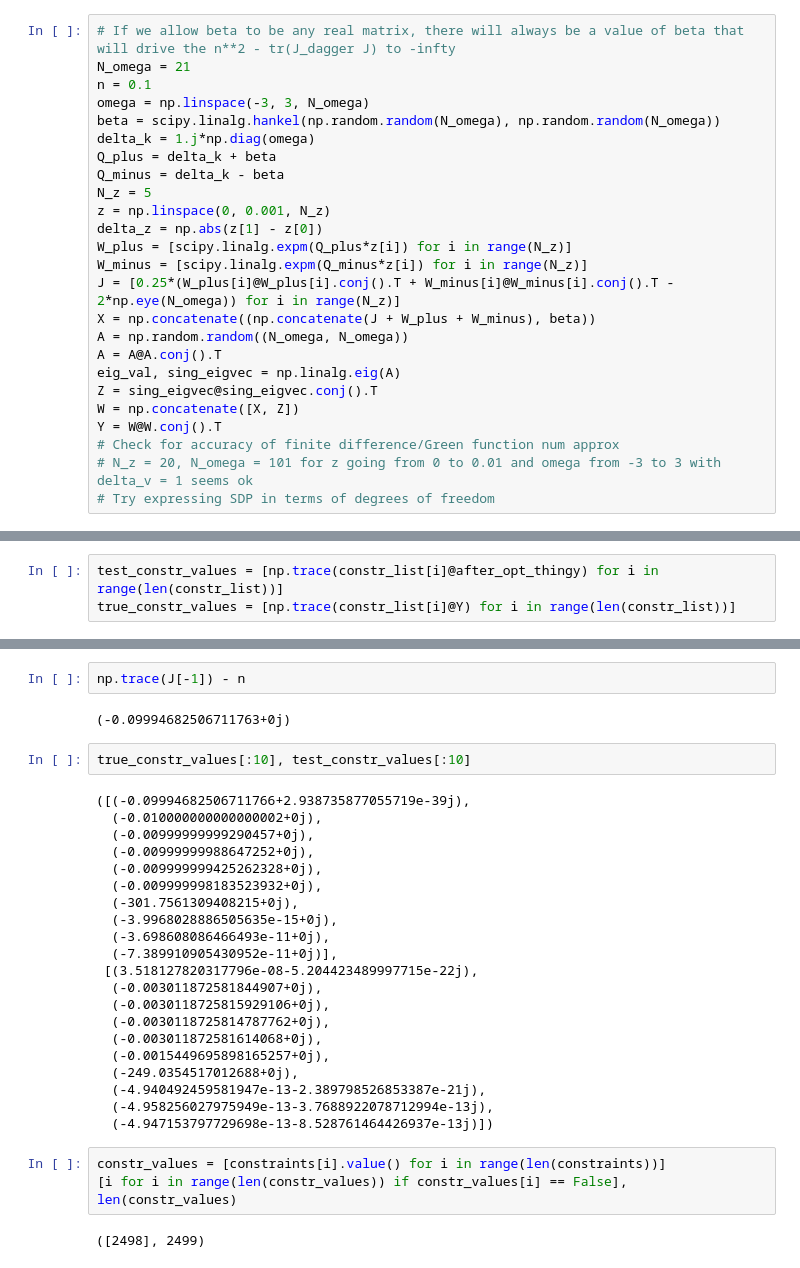
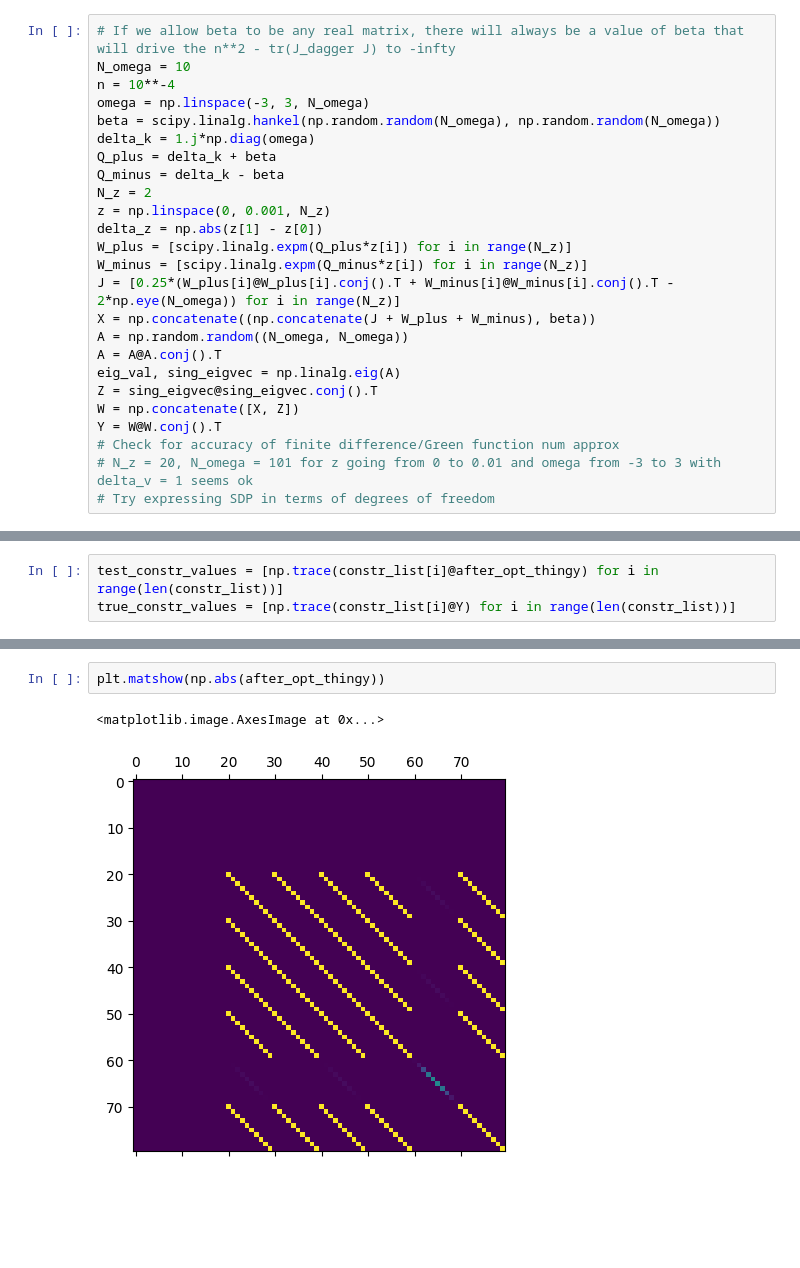
Before and after one commit to polyquantique/optimal_pumps, a Jupyter notebook: cvxpy_second_prob.ipynb, the cells around one changed output, grey strips where cells are left out. Drawn from its saved outputs; the diff is of its cells as text; blank space fills up the shorter version.

```diff
--- a/cvxpy_second_prob.ipynb
+++ b/cvxpy_second_prob.ipynb
@@ -11,14 +11,14 @@ import matplotlib.pyplot as plt
 np.random.seed(0)
 # %%
 # If we allow beta to be any real matrix, there will always be a value of beta that will drive the n**2 - tr(J_dagger J) to -infty
-N_omega = 21
-n = 0.1
+N_omega = 10
+n = 10**-4
 omega = np.linspace(-3, 3, N_omega)
 beta = scipy.linalg.hankel(np.random.random(N_omega), np.random.random(N_omega))
 delta_k = 1.j*np.diag(omega)
 Q_plus = delta_k + beta
 Q_minus = delta_k - beta
-N_z = 5
+N_z = 2
 z = np.linspace(0, 0.001, N_z)
 delta_z = np.abs(z[1] - z[0])
 W_plus = [scipy.linalg.expm(Q_plus*z[i]) for i in range(N_z)]
@@ -158,32 +124,5 @@ len(real_plus_M_mat_list), len(imag_plus_M_mat_list), len(real_minus_M_mat_list)
-# %%
-np.trace(J[-1]) - n
-# %% [output]
-(-0.09994682506711763+0j)
-# %%
-true_constr_values[:10], test_constr_values[:10]
-# %% [output]
-([(-0.09994682506711766+2.938735877055719e-39j),
-  (-0.010000000000000002+0j),
-  (-0.00999999999290457+0j),
-  (-0.00999999988647252+0j),
-  (-0.009999999425262328+0j),
-  (-0.009999998183523932+0j),
-  (-301.7561309408215+0j),
-  (-3.9968028886505635e-15+0j),
-  (-3.698608086466493e-11+0j),
-  (-7.389910905430952e-11+0j)],
- [(3.518127820317796e-08-5.204423489997715e-22j),
-  (-0.003011872581844907+0j),
-  (-0.0030118725815929106+0j),
-  (-0.0030118725814787762+0j),
-  (-0.003011872581614068+0j),
-  (-0.0015449695898165257+0j),
-  (-249.0354517012688+0j),
-  (-4.940492459581947e-13-2.389798526853387e-21j),
-  (-4.958256027975949e-13-3.7688922078712994e-13j),
-  (-4.947153797729698e-13-8.528761464426937e-13j)])
-# %%
-constr_values = [constraints[i].value() for i in range(len(constraints))]
-[i for i in range(len(constr_values)) if constr_values[i] == False], len(constr_values)
-# %% [output]
-([2498], 2499)
+# %%
+plt.matshow(np.abs(after_opt_thingy))
+# %% [output]
+<matplotlib.image.AxesImage at 0x...>
+[figure, added]
```
Also changed, not shown: parts of 8 cells of this notebook, 25 other files.
